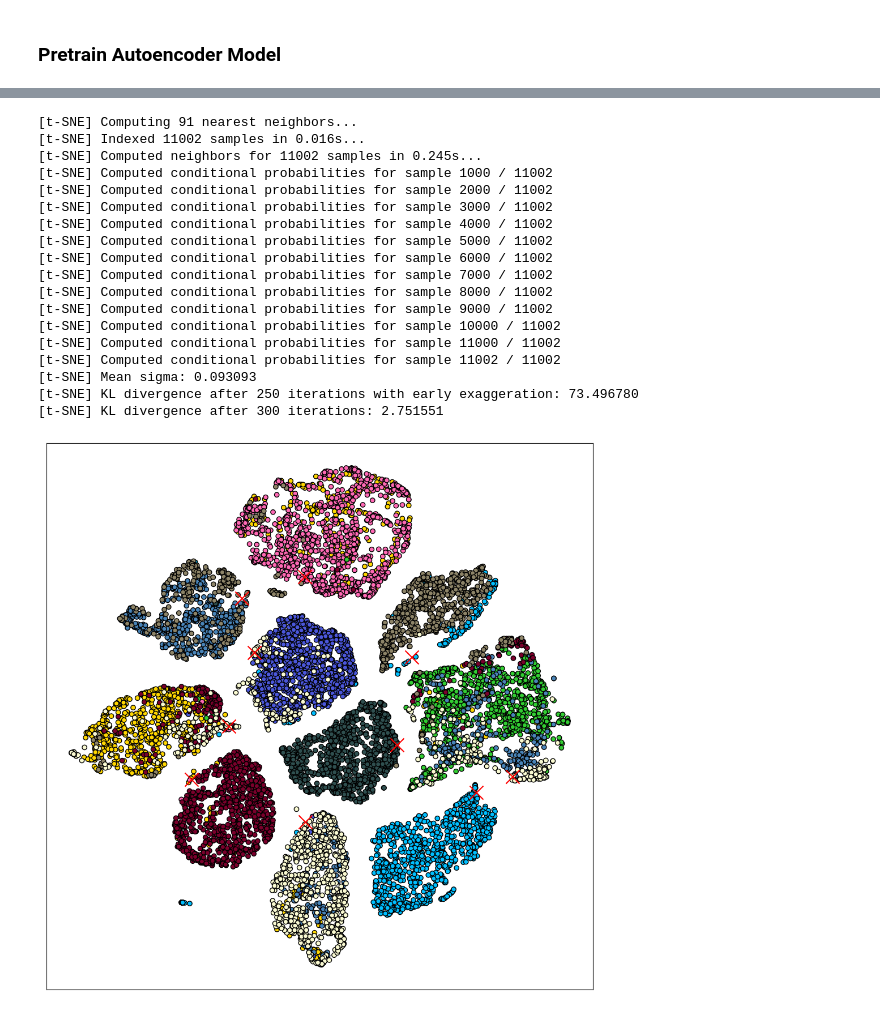
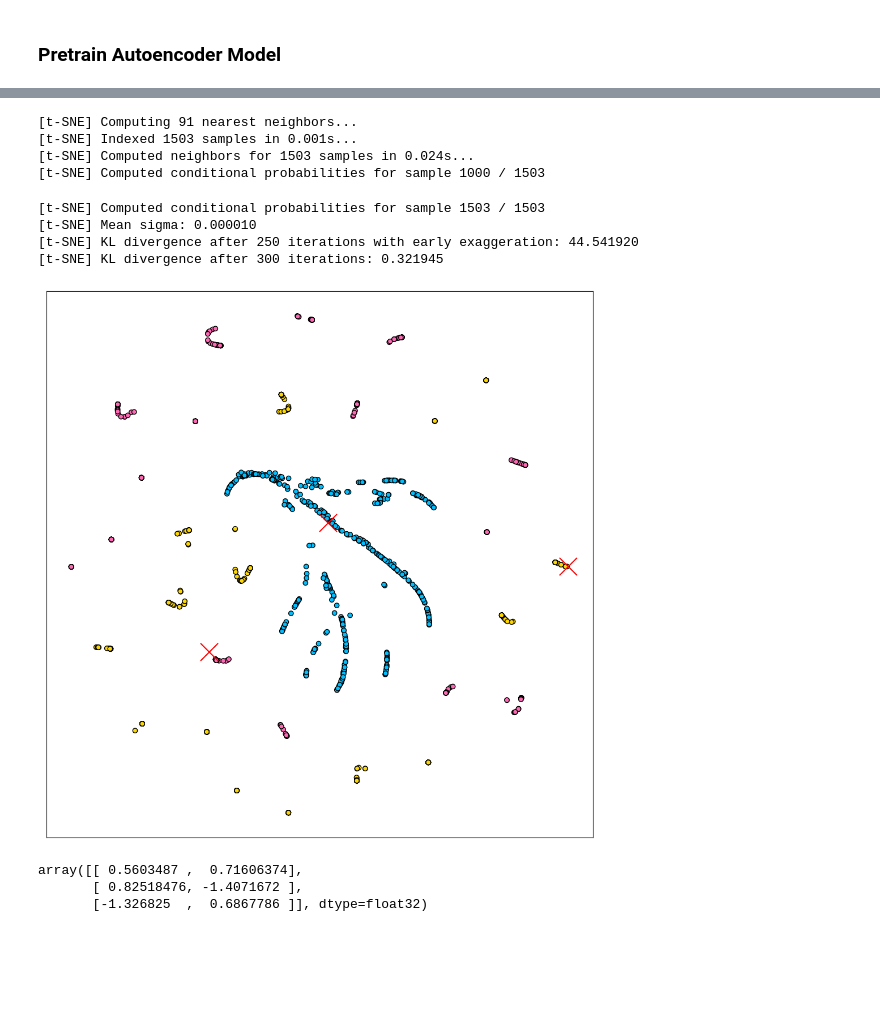
Before and after one commit to gvardakas/Soft-Silhouette, a Jupyter notebook: Autoencoder_Experiments.ipynb, the cells around one changed output, grey strips where cells are left out. Saved outputs shown, nothing was run; the diff lists cells and outputs as text; code cells hidden in the pictures; blank space fills up the shorter version.

```diff
--- a/Autoencoder_Experiments.ipynb
+++ b/Autoencoder_Experiments.ipynb
@@ -84,9 +80,16 @@ isCD = True
 # %%
-autoencoder = Autoencoder(device=device, n_clusters=n_clusters, input_dim=input_dim, latent_dim=latent_dim, negative_slope=negative_slope)
-autoencoder.set_general_training_variables(dataloader=dataloader, batch_size=batch_size)
-autoencoder.set_pretraining_variables(n_pret_epochs=n_pret_epochs, pret_lr=pret_lr)
-autoencoder.set_training_variables(n_epochs=n_epochs, lr=lr, sil_lambda=sil_lambda, entr_lambda=entr_lambda)
-autoencoder.set_path_variables(path_to_module=path_to_module, dataset_name=dataset_name)
-autoencoder.set_path()
-
+if is_MLP_AE:
+    autoencoder = Autoencoder(device=device, n_clusters=n_clusters, input_dim=input_dim, latent_dim=latent_dim, negative_slope=negative_slope)
+    autoencoder.set_general_training_variables(dataloader=dataloader, batch_size=batch_size)
+    autoencoder.set_pretraining_variables(n_pret_epochs=n_pret_epochs, pret_lr=pret_lr)
+    autoencoder.set_training_variables(n_epochs=n_epochs, lr=lr, sil_lambda=sil_lambda, entr_lambda=entr_lambda)
+    autoencoder.set_path_variables(path_to_module=path_to_module, dataset_name=dataset_name)
+    autoencoder.set_path()
+else:
+    autoencoder = CD_Autoencoder(device=device, n_clusters=n_clusters, input_dim=input_dim, latent_dim=latent_dim, negative_slope=negative_slope, n_channels=n_channels)
+    autoencoder.set_general_training_variables(dataloader=dataloader, batch_size=batch_size)
+    autoencoder.set_pretraining_variables(n_pret_epochs=n_pret_epochs, pret_lr=pret_lr)
+    autoencoder.set_training_variables(n_epochs=n_epochs, lr=lr, sil_lambda=sil_lambda, entr_lambda=entr_lambda)
+    autoencoder.set_path_variables(path_to_module=path_to_module, dataset_name=dataset_name)
+    autoencoder.set_path()
 autoencoder = autoencoder.to(device)
@@ -115,12 +96,3 @@ Autoencoder(
-# %%
-autoencoder = CD_Autoencoder(device=device, n_clusters=n_clusters, input_dim=input_dim, latent_dim=latent_dim, negative_slope=negative_slope, n_channels=n_channels)
-autoencoder.set_general_training_variables(dataloader=dataloader, batch_size=batch_size)
-autoencoder.set_pretraining_variables(n_pret_epochs=n_pret_epochs, pret_lr=pret_lr)
-autoencoder.set_training_variables(n_epochs=n_epochs, lr=lr, sil_lambda=sil_lambda, entr_lambda=entr_lambda)
-autoencoder.set_path_variables(path_to_module=path_to_module, dataset_name=dataset_name)
-autoencoder.set_path()
-
-autoencoder = autoencoder.to(device)
 # %%
 autoencoder
 # %% [output]
@@ -146,8 +118,9 @@ CD_Autoencoder(
 # %%
 if(pretrain):
     autoencoder.pretrain_autoencoder()
-    autoencoder.save_pretrained_weights()
+    # autoencoder.save_pretrained_weights()
 else:
+    # TODO Giannis
     model_save_path = autoencoder.dataDirPath + "\\Weigths\\autoencoder_weights.pth"
     autoencoder.load_state_dict(torch.load(model_save_path))
     normPreTrEpochs = autoencoder.preTrEpochs
@@ -208,9 +182,9 @@ while True:
     if autoencoder.experimentName == "Experiment_400":
         break
 """
-autoencoder.train_autoencoder()
+autoencoder.set_training_variables(n_epochs=10, lr=lr, sil_lambda=0.01, entr_lambda=0.00)
 
-# visualization.makeExcel()
-# visualization.makePlot(useTSNE=False)
-visualization.plot_tsne()
+latent_data, labels, clustering = autoencoder.train_autoencoder()
+
+cluster_centers = autoencoder.get_cluster_centers().cpu().detach().numpy()
 # %% [output]
@@ -235,22 +205,12 @@ NameError: name 'visualization' is not defined
 # %%
-visualization.plot_tsne()
+visualization.plot_tsne(latent_data, labels, clustering, cluster_centers)
 # %% [output]
 [t-SNE] Computing 91 nearest neighbors...
-[t-SNE] Indexed 11002 samples in 0.016s...
-[t-SNE] Computed neighbors for 11002 samples in 0.245s...
-[t-SNE] Computed conditional probabilities for sample 1000 / 11002
-[t-SNE] Computed conditional probabilities for sample 2000 / 11002
-[t-SNE] Computed conditional probabilities for sample 3000 / 11002
-[t-SNE] Computed conditional probabilities for sample 4000 / 11002
-[t-SNE] Computed conditional probabilities for sample 5000 / 11002
-[t-SNE] Computed conditional probabilities for sample 6000 / 11002
-[t-SNE] Computed conditional probabilities for sample 7000 / 11002
-[t-SNE] Computed conditional probabilities for sample 8000 / 11002
-[t-SNE] Computed conditional probabilities for sample 9000 / 11002
-[t-SNE] Computed conditional probabilities for sample 10000 / 11002
-[t-SNE] Computed conditional probabilities for sample 11000 / 11002
-[t-SNE] Computed conditional probabilities for sample 11002 / 11002
-[t-SNE] Mean sigma: 0.093093
-[t-SNE] KL divergence after 250 iterations with early exaggeration: 73.496780
-[t-SNE] KL divergence after 300 iterations: 2.751551
+[t-SNE] Indexed 1503 samples in 0.001s...
+[t-SNE] Computed neighbors for 1503 samples in 0.024s...
+[t-SNE] Computed conditional probabilities for sample 1000 / 1503
+[t-SNE] Computed conditional probabilities for sample 1503 / 1503
+[t-SNE] Mean sigma: 0.000010
+[t-SNE] KL divergence after 250 iterations with early exaggeration: 44.541920
+[t-SNE] KL divergence after 300 iterations: 0.321945
-[figure, old version]
+[figure, new version]
@@ -256,0 +219,6 @@ visualization.plot_tsne()
+# %%
+cluster_centers
+# %% [output]
+array([[ 0.5603487 ,  0.71606374],
+       [ 0.82518476, -1.4071672 ],
+       [-1.326825  ,  0.6867786 ]], dtype=float32)
```
Also changed, not shown: parts of 17 cells of this notebook, 7 other files.
